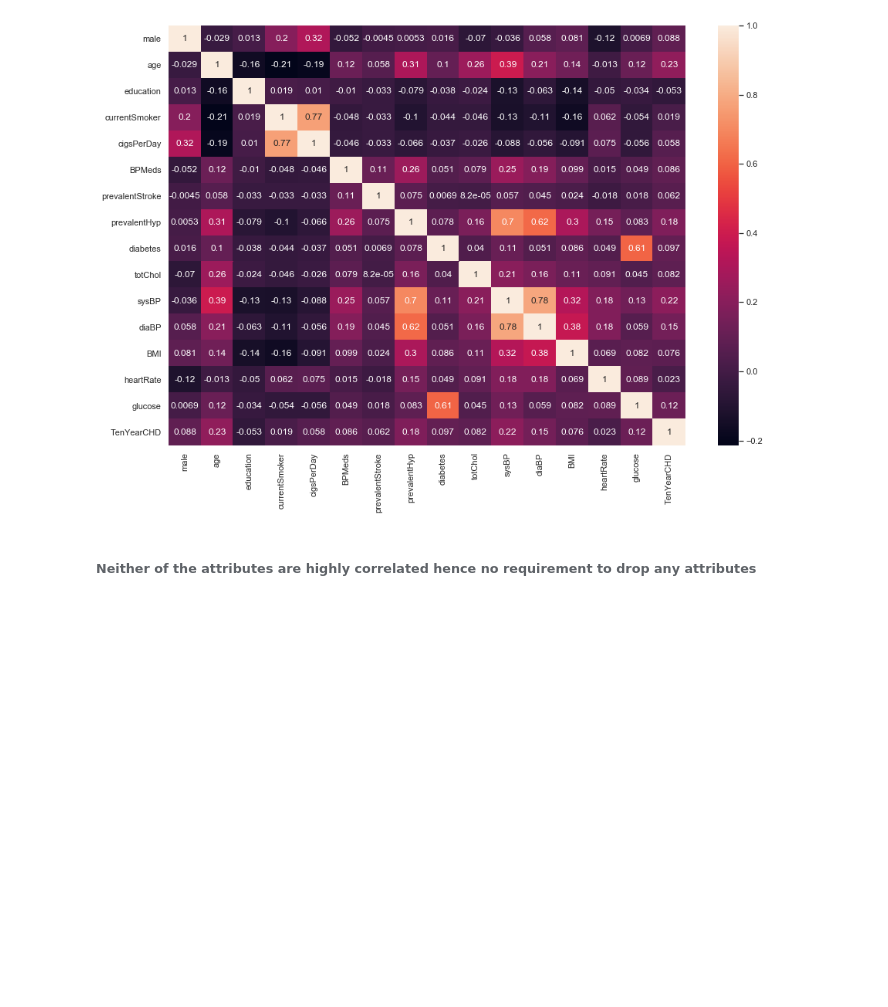
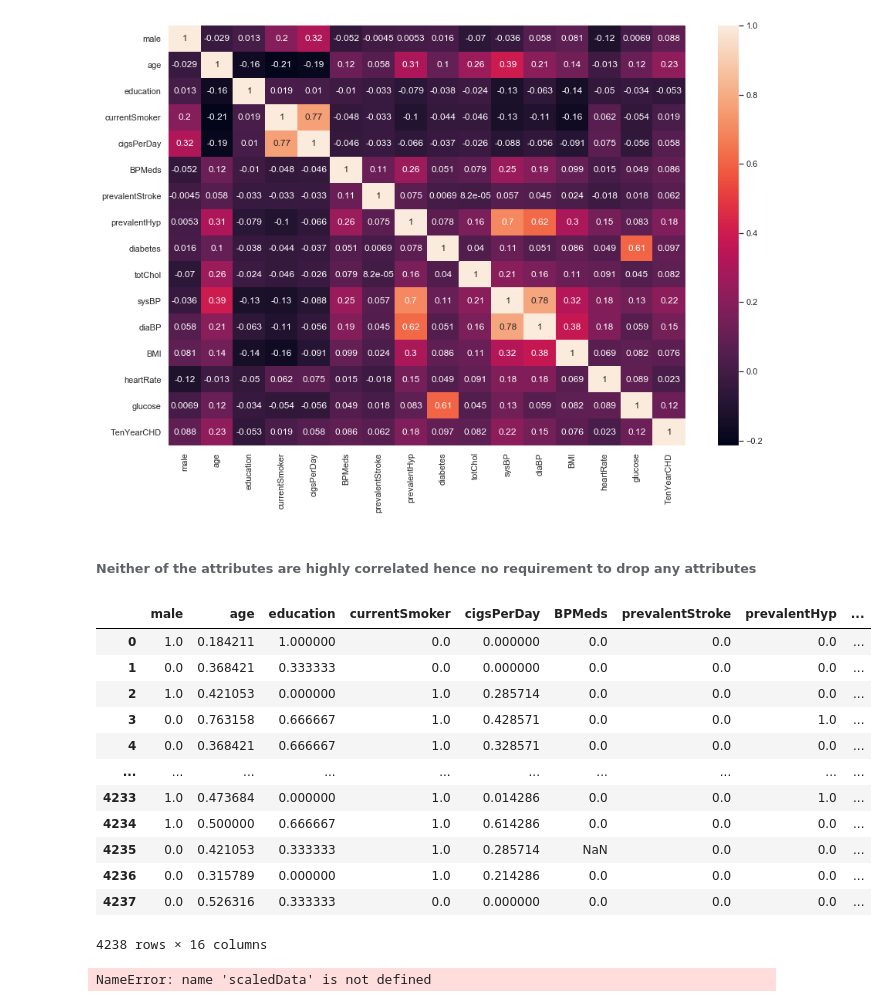
Before and after one commit to bitspilanigroup2/heartdisease, a Jupyter notebook: notebooks/1.0-lalitha-initial-data-exploration.ipynb, the cells around one changed output. Cells and saved outputs as stored; diff of their text form; code cells hidden in the pictures; blank space fills up the shorter version.

```diff
--- a/notebooks/1.0-lalitha-initial-data-exploration.ipynb
+++ b/notebooks/1.0-lalitha-initial-data-exploration.ipynb
@@ -238,6 +395,38 @@ plt.show()
 [figure]
 # %% [markdown]
 ###### Neither of the attributes are highly correlated hence no requirement to drop any attributes
+# %%
+#scale data
+from sklearn.preprocessing import MinMaxScaler
+def minMaxScaler(data):
+    scaler = MinMaxScaler()
+    scaledData = scaler.fit_transform(data)
+    scaledData = pd.DataFrame(scaledData, columns=data.columns)
+    return scaledData
+
+minMaxScaler(df)
+# %% [output]
+|  | male | age | education | currentSmoker | cigsPerDay | BPMeds | prevalentStroke | prevalentHyp | ... |
+| 0 | 1.0 | 0.184211 | 1.000000 | 0.0 | 0.000000 | 0.0 | 0.0 | 0.0 | ... |
+| 1 | 0.0 | 0.368421 | 0.333333 | 0.0 | 0.000000 | 0.0 | 0.0 | 0.0 | ... |
+| 2 | 1.0 | 0.421053 | 0.000000 | 1.0 | 0.285714 | 0.0 | 0.0 | 0.0 | ... |
+| 3 | 0.0 | 0.763158 | 0.666667 | 1.0 | 0.428571 | 0.0 | 0.0 | 1.0 | ... |
+| 4 | 0.0 | 0.368421 | 0.666667 | 1.0 | 0.328571 | 0.0 | 0.0 | 0.0 | ... |
+| ... | ... | ... | ... | ... | ... | ... | ... | ... | ... |
+| 4233 | 1.0 | 0.473684 | 0.000000 | 1.0 | 0.014286 | 0.0 | 0.0 | 1.0 | ... |
+| 4234 | 1.0 | 0.500000 | 0.666667 | 1.0 | 0.614286 | 0.0 | 0.0 | 0.0 | ... |
+| 4235 | 0.0 | 0.421053 | 0.333333 | 1.0 | 0.285714 | NaN | 0.0 | 0.0 | ... |
+| 4236 | 0.0 | 0.315789 | 0.000000 | 1.0 | 0.214286 | 0.0 | 0.0 | 0.0 | ... |
+| 4237 | 0.0 | 0.526316 | 0.333333 | 0.0 | 0.000000 | 0.0 | 0.0 | 0.0 | ... |
+4238 rows × 16 columns
+# %%
+def visualizeOutlier(scaledData):
+# dataNumeric = data.drop(nonNumeric, axis=1)
+    sns.boxplot(data=scaledData.iloc[:,0:15])
+
+visualizeOutlier(scaledData)
+# %% [output]
+NameError: name 'scaledData' is not defined
 # %%
 #Ways to split columns for test train
 X = df.iloc[:, :-1].values # copy all columns excluding last column
```
Also changed, not shown: parts of 12 cells of this notebook.
